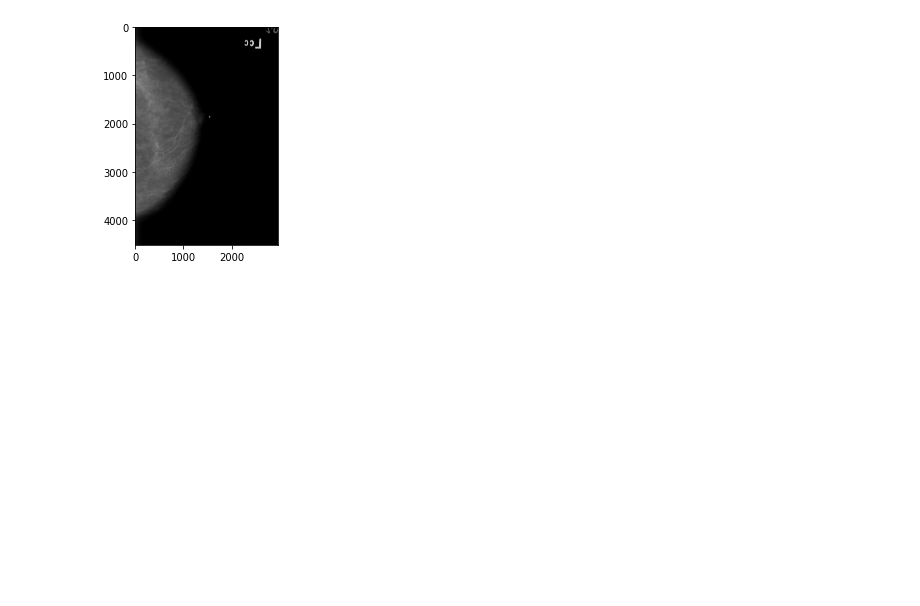
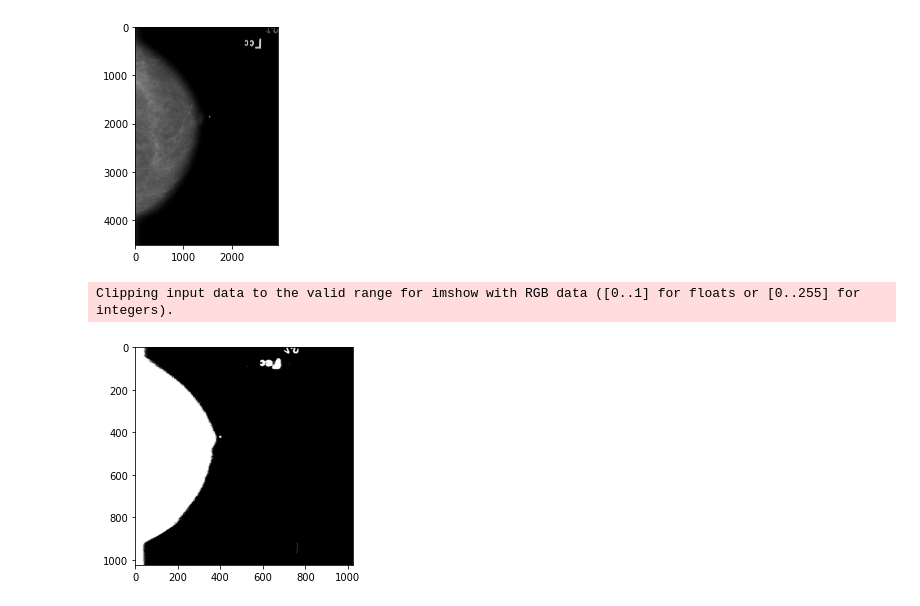
Before and after one commit to KoNGoL/tfm_breast_cancer_detection, a Jupyter notebook: Pruebas.ipynb, the cells around one changed output. Cells and saved outputs as stored; diff of their text form; code cells hidden in the pictures; blank space fills up the shorter version.

Commit message:
rescalar la imagen y añadir fondo negro

```diff
--- a/Pruebas.ipynb
+++ b/Pruebas.ipynb
@@ -80,16 +110,20 @@ crop_img(image_path, out_crop_path)
 [figure]
 # %%
 # reescalar imagen black  background
-def rescale_img(image_path, output_path, scale = 0.5):
-    img_black = np.zeros((512,512,3))
+def rescale_img(image_path, output_path):
+    img_black = np.zeros((1024, 1024, 3))
     img_object = cv2.imread(image_path)
-    resize_dim = (640,640)
-    img_resize = cv2.resize(img_object, resize_dim, interpolation = cv2.INTER_AREA)
+    img_object = cv2.resize(img_object, (768, 1024))
     # positioning the image
-    x = int((512 - img_resize.shape[0])/2.0)
-    y = int((512 - img_resize.shape[1])/2.0)
-    x_end = x + img_resize.shape[0]
-    y_end = y + img_resize.shape[1]
-    img_black[x:x_end,y:y_end,3] = img_resize
-    image_final = image_black.copy()
-    #image_final is the transformed image
+    x = 0
+    y = 0
+    x_end = x + img_object.shape[0]
+    y_end = y + img_object.shape[1]
+    img_black[x:x_end,y:y_end] = img_object
+    plt.imshow(img_black)
+    cv2.imwrite(os.path.join(output_path), img_black)
+
+rescale_img(out_crop_path, out_path + name + "_rescaled.png")
+# %% [output]
+Clipping input data to the valid range for imshow with RGB data ([0..1] for floats or [0..255] for integers).
+[figure, added]
```
Also changed, not shown: parts of 4 cells of this notebook.
